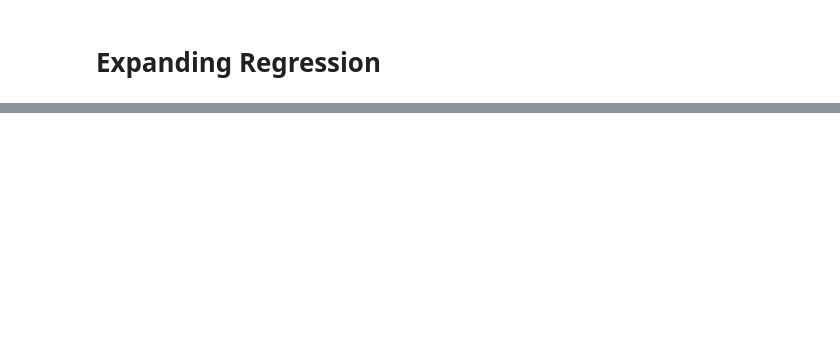
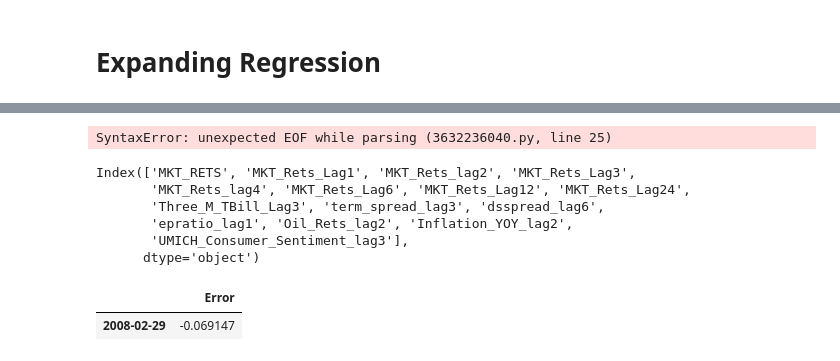
Before and after one commit to dcstein22/economics, a Jupyter notebook: QTSProject_Stein_Version.ipynb, the cells around one changed output, grey strips where cells are left out. Drawn from its saved outputs; the diff is of its cells as text; code cells hidden in the pictures; blank space fills up the shorter version.

```diff
--- a/QTSProject_Stein_Version.ipynb
+++ b/QTSProject_Stein_Version.ipynb
@@ -2025,0 +2050,12 @@ port_rets
+# %%
+def _regression_expanding(df:pd.DataFrame):
+    temp_model = smf.ols(formula='MKT_RETS~MKT_Rets_Lag1+MKT_Rets_lag2+MKT_Rets_Lag3+MKT_Rets_lag4+Three_M_TBill_Lag3+term_spread_lag3+dsspread_lag6+epratio_lag1+Oil_Rets_lag2+Inflation_YOY_lag2\
+                         +UMICH_Consumer_Sentiment_lag3', data = df).fit(disp= 0)
+
+    return temp_model
+# %%
+def _regression_error_(df:pd.DataFrame):
+    temp_model = smf.ols(formula='MKT_Rets_Lag1~MKT_Rets_lag2+MKT_Rets_Lag3+MKT_Rets_lag4', data = df).fit(disp=0)
+    error = temp_model.resid
+
+    return error
@@ -2025,0 +2141,38 @@ port_rets
+# %%
+def expanding_regression_function(window:int, df:pd.DataFrame,design_matrix:pd.DataFrame):
+    data = df.copy()
+    d_matrix = sm.add_constant(design_matrix)
+    start = window
+    errors = pd.DataFrame(data= None, columns = ['Error'])
+
+    predictions = pd.DataFrame(data=None,columns=['Predicted_Return'])
+    for i in range(start,len(data)):
+
+        window_data = data.iloc[:start]
+
+        model = _regression_expanding(window_data)
+        #errors.loc[_regression_error_(window_data).index[-1],'Error'] = _regression_error_(window_data).values[-1]
+        print(_regression_error_(window_data).index[-1]
+        #next_month_data = data.iloc[i:i+1]
+
+        #predictions.loc[next_month_data.index[0],'Predicted_Return'] = model.predict(next_month_data).values[0]
+
+    #predictions = predictions.merge(errors,left_index=True,right_index=True)
+    #predictions['Corrected_Return'] = predictions['Predicted_Return'] + predictions['Error']
+    #return errors
+# %% [output]
+SyntaxError: unexpected EOF while parsing (3632236040.py, line 25)
+# %%
+FULL_MATRIX_DF.columns
+# %% [output]
+Index(['MKT_RETS', 'MKT_Rets_Lag1', 'MKT_Rets_lag2', 'MKT_Rets_Lag3',
+       'MKT_Rets_lag4', 'MKT_Rets_Lag6', 'MKT_Rets_Lag12', 'MKT_Rets_Lag24',
+       'Three_M_TBill_Lag3', 'term_spread_lag3', 'dsspread_lag6',
+       'epratio_lag1', 'Oil_Rets_lag2', 'Inflation_YOY_lag2',
+       'UMICH_Consumer_Sentiment_lag3'],
+      dtype='object')
+# %%
+expanding_regression_function(50,FULL_MATRIX_DF,FULL_MATRIX_DF.drop(columns='MKT_RETS'))
+# %% [output]
+|  | Error |
+| 2008-02-29 | -0.069147 |
```
Also changed, not shown: parts of 33 cells of this notebook.
